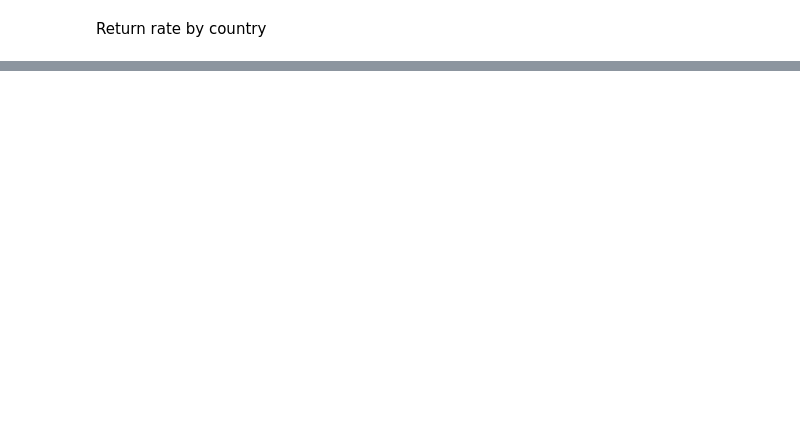
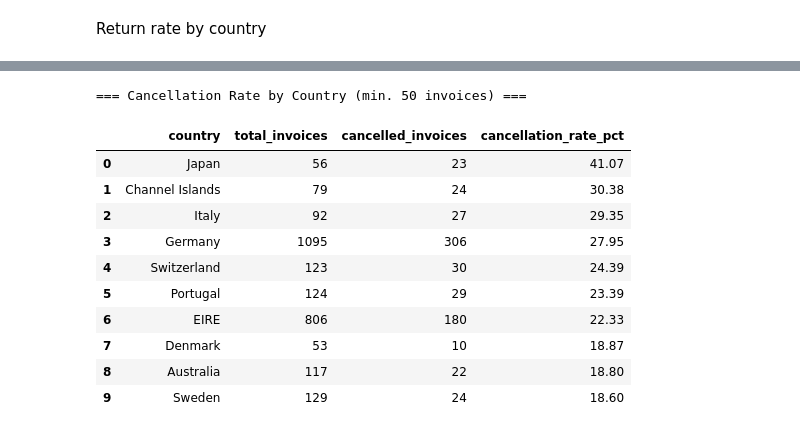
Before and after one commit to NelsonBenitez/ecommerce-sales-analysis, a Jupyter notebook: notebooks/02_sql_analysis.ipynb, the cells around one changed output, grey strips where cells are left out. Drawn from its saved outputs; the diff is of its cells as text; code cells hidden in the pictures; blank space fills up the shorter version.

```diff
--- a/notebooks/02_sql_analysis.ipynb
+++ b/notebooks/02_sql_analysis.ipynb
@@ -327,0 +383,47 @@ return_rate
+# %%
+# Reload raw data to calculate cancellation rate properly
+df_raw = pd.read_csv('../data/raw/online_retail_II.xlsx') if False else pd.concat([
+    pd.read_excel('../data/raw/online_retail_II.xlsx', sheet_name='Year 2009-2010', engine='openpyxl'),
+    pd.read_excel('../data/raw/online_retail_II.xlsx', sheet_name='Year 2010-2011', engine='openpyxl')
+], ignore_index=True)
+
+df_raw.columns = df_raw.columns.str.strip().str.lower().str.replace(' ', '_')
+
+# Load into a second SQL table
+df_raw.to_sql('retail_raw', conn, index=False, if_exists='replace')
+
+cancellation_rate = query("""
+    SELECT
+        country,
+        COUNT(DISTINCT invoice)                                      AS total_invoices,
+        COUNT(DISTINCT CASE
+            WHEN CAST(invoice AS TEXT) LIKE 'C%'
+            THEN invoice END)                                        AS cancelled_invoices,
+        ROUND(
+            COUNT(DISTINCT CASE
+                WHEN CAST(invoice AS TEXT) LIKE 'C%'
+                THEN invoice END) * 100.0
+            / COUNT(DISTINCT invoice), 2)                            AS cancellation_rate_pct
+    FROM retail_raw
+    WHERE country IS NOT NULL
+    GROUP BY country
+    HAVING total_invoices > 50
+    ORDER BY cancellation_rate_pct DESC
+    LIMIT 10
+""")
+
+print("=== Cancellation Rate by Country (min. 50 invoices) ===")
+display(cancellation_rate)
+# %% [output]
+=== Cancellation Rate by Country (min. 50 invoices) ===
+|  | country | total_invoices | cancelled_invoices | cancellation_rate_pct |
+| 0 | Japan | 56 | 23 | 41.07 |
+| 1 | Channel Islands | 79 | 24 | 30.38 |
+| 2 | Italy | 92 | 27 | 29.35 |
+| 3 | Germany | 1095 | 306 | 27.95 |
+| 4 | Switzerland | 123 | 30 | 24.39 |
+| 5 | Portugal | 124 | 29 | 23.39 |
+| 6 | EIRE | 806 | 180 | 22.33 |
+| 7 | Denmark | 53 | 10 | 18.87 |
+| 8 | Australia | 117 | 22 | 18.80 |
+| 9 | Sweden | 129 | 24 | 18.60 |
```
Also changed, not shown: parts of 5 cells of this notebook, 2 other files.
